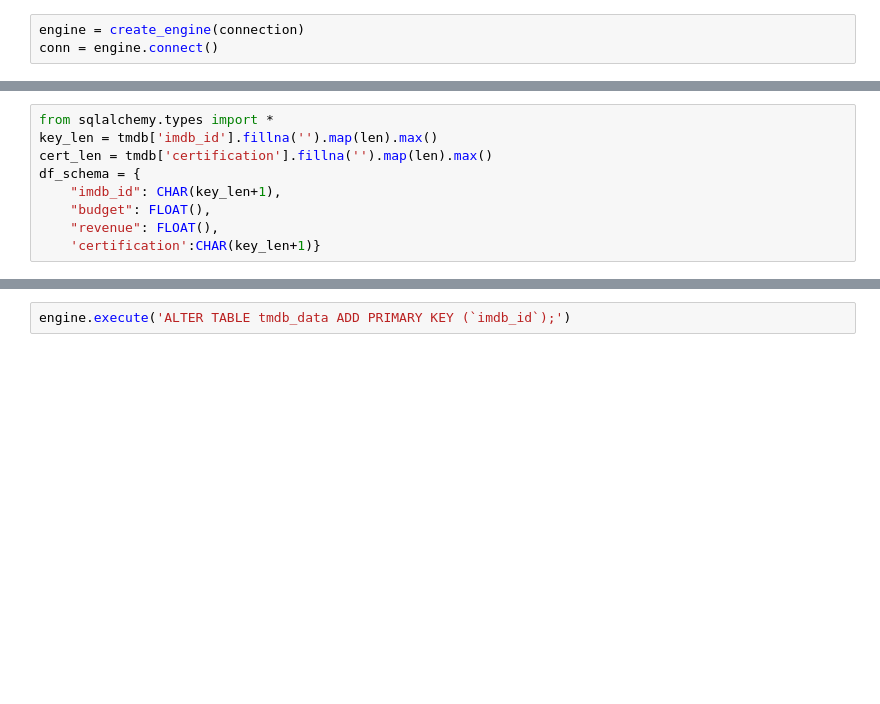
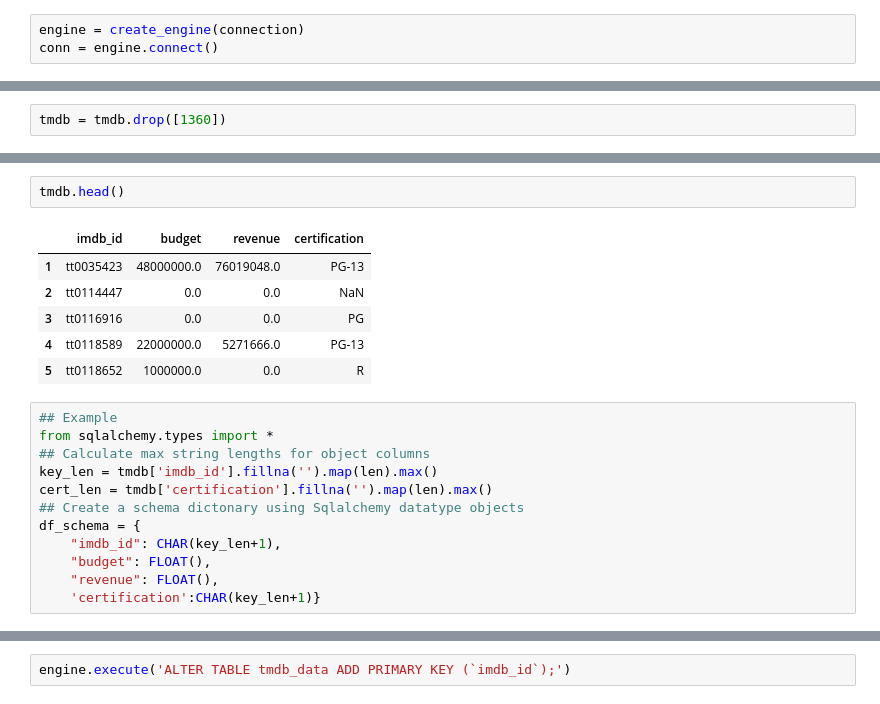
Before and after one commit to JDevine1981/Project-2, a Jupyter notebook: Untitled.ipynb, the cells around one changed output, grey strips where cells are left out. Cells and saved outputs as stored; diff of their text form; blank space fills up the shorter version.

```diff
--- a/Part3B.ipynb
+++ b/Untitled.ipynb
@@ -314,0 +330,2 @@ dtype: object
+# %%
+tmdb = tmdb.drop([1360])
@@ -315,7 +351,19 @@ dtype: object
+# %%
+tmdb.head()
+# %% [output]
+|  | imdb_id | budget | revenue | certification |
+| 1 | tt0035423 | 48000000.0 | 76019048.0 | PG-13 |
+| 2 | tt0114447 | 0.0 | 0.0 | NaN |
+| 3 | tt0116916 | 0.0 | 0.0 | PG |
+| 4 | tt0118589 | 22000000.0 | 5271666.0 | PG-13 |
+| 5 | tt0118652 | 1000000.0 | 0.0 | R |
 # %%
+## Example
 from sqlalchemy.types import *
+## Calculate max string lengths for object columns
 key_len = tmdb['imdb_id'].fillna('').map(len).max()
 cert_len = tmdb['certification'].fillna('').map(len).max()
+## Create a schema dictonary using Sqlalchemy datatype objects
 df_schema = {
     "imdb_id": CHAR(key_len+1),
     "budget": FLOAT(),
```
Also changed, not shown: parts of 30 cells of this notebook, 5 other files.
